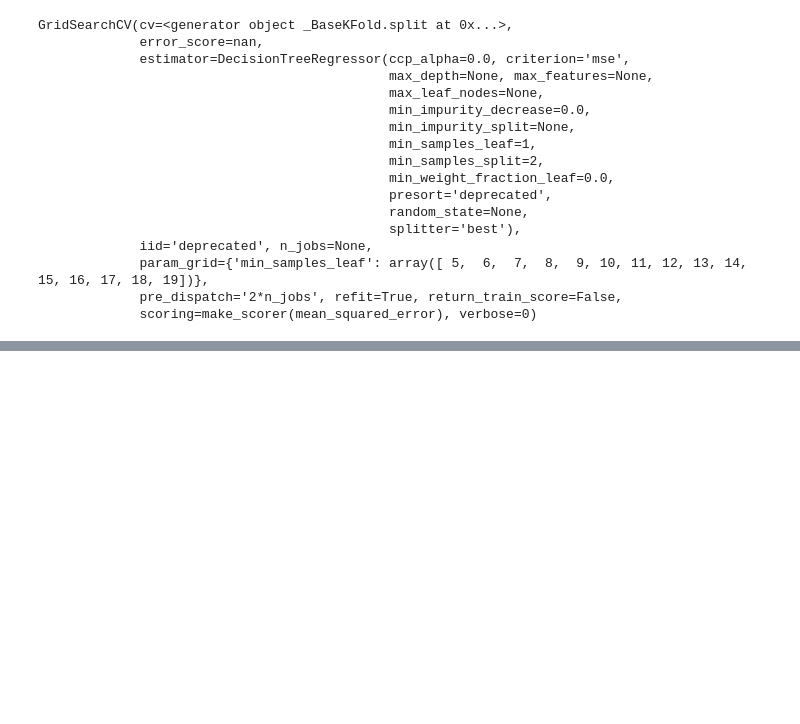
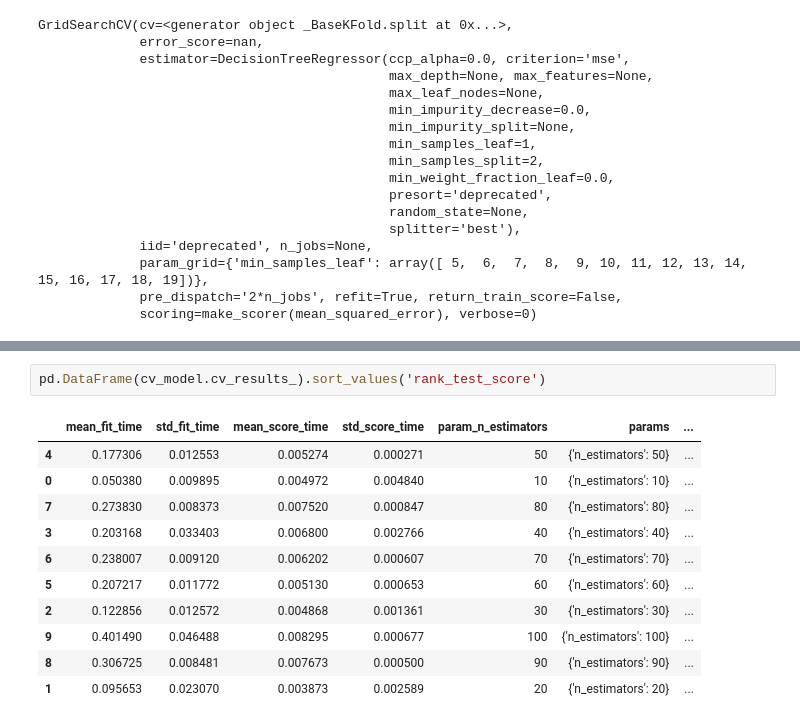
Before and after one commit to samaygarg/evprediction, a Jupyter notebook: finalproject_samay.ipynb, the cells around one changed output, grey strips where cells are left out. Drawn from its saved outputs; the diff is of its cells as text; blank space fills up the shorter version.

```diff
--- a/finalproject_samay.ipynb
+++ b/finalproject_samay.ipynb
@@ -252,0 +300,14 @@ Test Error:     3.1616945982489306e-05
+# %%
+pd.DataFrame(cv_model.cv_results_).sort_values('rank_test_score')
+# %% [output]
+|  | mean_fit_time | std_fit_time | mean_score_time | std_score_time | param_n_estimators | params | ... |
+| 4 | 0.177306 | 0.012553 | 0.005274 | 0.000271 | 50 | {'n_estimators': 50} | ... |
+| 0 | 0.050380 | 0.009895 | 0.004972 | 0.004840 | 10 | {'n_estimators': 10} | ... |
+| 7 | 0.273830 | 0.008373 | 0.007520 | 0.000847 | 80 | {'n_estimators': 80} | ... |
+| 3 | 0.203168 | 0.033403 | 0.006800 | 0.002766 | 40 | {'n_estimators': 40} | ... |
+| 6 | 0.238007 | 0.009120 | 0.006202 | 0.000607 | 70 | {'n_estimators': 70} | ... |
+| 5 | 0.207217 | 0.011772 | 0.005130 | 0.000653 | 60 | {'n_estimators': 60} | ... |
+| 2 | 0.122856 | 0.012572 | 0.004868 | 0.001361 | 30 | {'n_estimators': 30} | ... |
+| 9 | 0.401490 | 0.046488 | 0.008295 | 0.000677 | 100 | {'n_estimators': 100} | ... |
+| 8 | 0.306725 | 0.008481 | 0.007673 | 0.000500 | 90 | {'n_estimators': 90} | ... |
+| 1 | 0.095653 | 0.023070 | 0.003873 | 0.002589 | 20 | {'n_estimators': 20} | ... |
```
Also changed, not shown: parts of 15 cells of this notebook, 3 other files.
